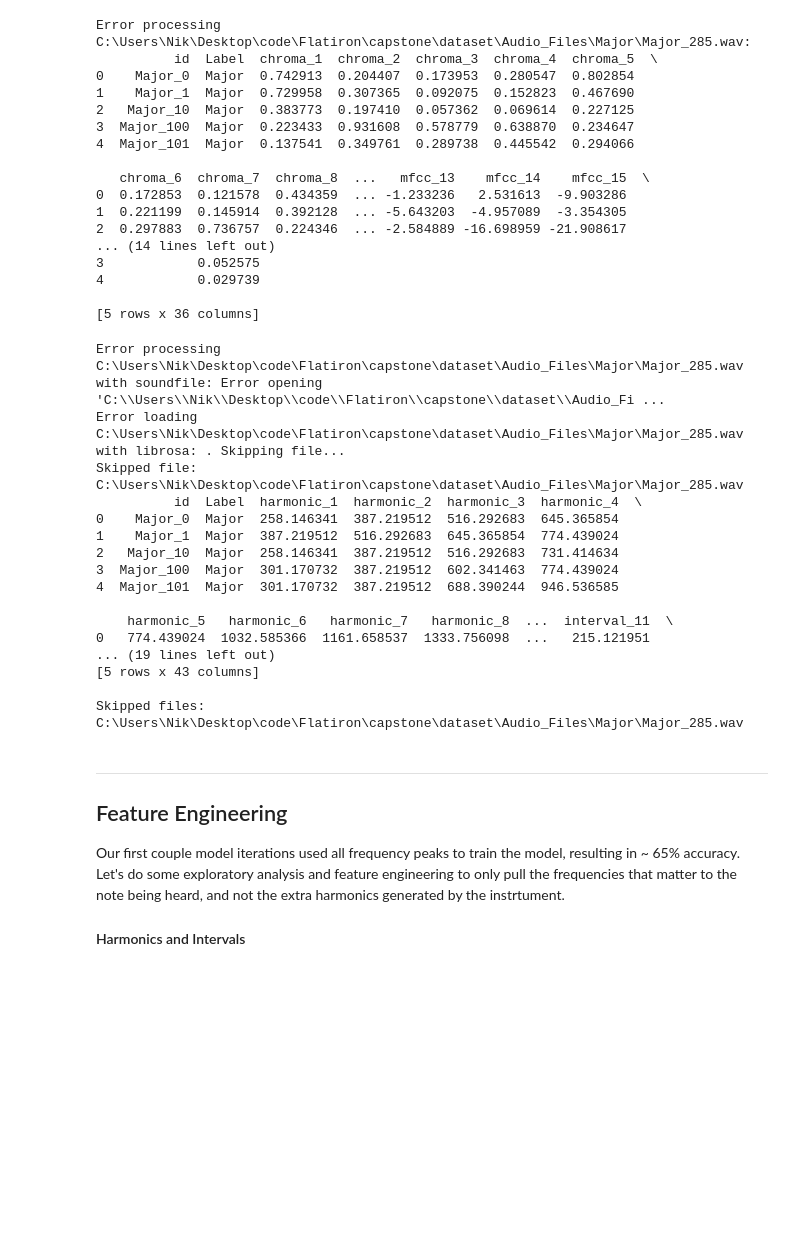
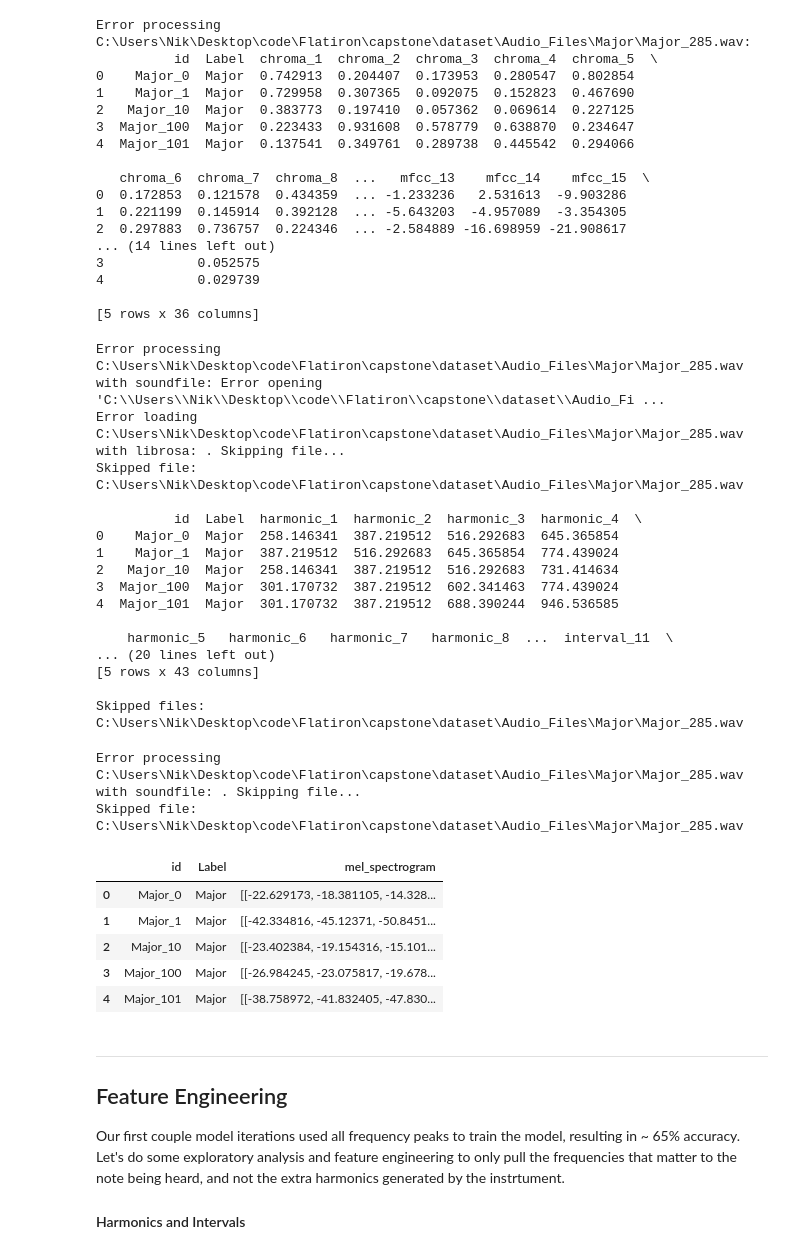
Before and after one commit to woodenikki/chord-classification, a Jupyter notebook: workbook.ipynb, the cells around one changed output. Cells and saved outputs as stored; diff of their text form; code cells hidden in the pictures; blank space fills up the shorter version.

```diff
--- a/workbook.ipynb
+++ b/workbook.ipynb
@@ -641,6 +474,7 @@ for index, row in file_data.iterrows():
         print(f"Skipped file: {row['path']}")
         skipped_files.append(row['path'])
 
+print()
 # Ensure there are harmonics extracted
 if harmonics_data:
     # Find the maximum number of harmonic frequencies across all files
@@ -684,6 +518,7 @@ else:
 Error processing C:\Users\Nik\Desktop\code\Flatiron\capstone\dataset\Audio_Files\Major\Major_285.wav with soundfile: Error opening 'C:\\Users\\Nik\\Desktop\\code\\Flatiron\\capstone\\dataset\\Audio_Fi ...
 Error loading C:\Users\Nik\Desktop\code\Flatiron\capstone\dataset\Audio_Files\Major\Major_285.wav with librosa: . Skipping file...
 Skipped file: C:\Users\Nik\Desktop\code\Flatiron\capstone\dataset\Audio_Files\Major\Major_285.wav
+
           id  Label  harmonic_1  harmonic_2  harmonic_3  harmonic_4  \
 0    Major_0  Major  258.146341  387.219512  516.292683  645.365854
 1    Major_1  Major  387.219512  516.292683  645.365854  774.439024
@@ -692,12 +527,65 @@ Skipped file: C:\Users\Nik\Desktop\code\Flatiron\capstone\dataset\Audio_Files\Ma
 4  Major_101  Major  301.170732  387.219512  688.390244  946.536585
 
     harmonic_5   harmonic_6   harmonic_7   harmonic_8  ...  interval_11  \
-0   774.439024  1032.585366  1161.658537  1333.756098  ...   215.121951
-... (19 lines left out)
+... (20 lines left out)
 [5 rows x 43 columns]
 
 Skipped files:
 C:\Users\Nik\Desktop\code\Flatiron\capstone\dataset\Audio_Files\Major\Major_285.wav
+# %%
+def extract_mel_spectrogram(file_path, n_mels=128, hop_length=512, fixed_length=100):
+    try:
+        signal, sr = librosa.load(file_path, sr=None)
+
+        # Generate Mel-spectrogram
+        mel_spectrogram = librosa.feature.melspectrogram(y=signal, sr=sr, n_mels=n_mels, hop_length=hop_length)
+        log_mel_spectrogram = librosa.power_to_db(mel_spectrogram, ref=np.max)
+
+        # Transpose to have (time_steps, n_mels)
+        log_mel_spectrogram = log_mel_spectrogram.T
+
+        # Pad or truncate to the fixed length
+        if log_mel_spectrogram.shape[0] < fixed_length:
+            pad_width = fixed_length - log_mel_spectrogram.shape[0]
+            log_mel_spectrogram = np.pad(log_mel_spectrogram, ((0, pad_width), (0, 0)), mode='constant')
+        else:
+            log_mel_spectrogram = log_mel_spectrogram[:fixed_length, :]
+
+        return log_mel_spectrogram
+
+    except Exception as e:
+        print(f"Error processing {file_path} with soundfile: {e}. Skipping file...")
+        return None
+# %%
+# Extract Mel-spectrograms for all files
+mel_spectrogram_data = []
+
+for index, row in file_data.iterrows():
+    mel_spectrogram = extract_mel_spectrogram(row['path'])
+
+    if mel_spectrogram is not None:
+        mel_spectrogram_data.append({
+            'id': row['id'].replace('.wav', ''),
+            'Label': row['label'],
+            'mel_spectrogram': mel_spectrogram
+        })
+    else:
+        print(f"Skipped file: {row['path']}")
+
+# Convert to DataFrame
+mel_df = pd.DataFrame(mel_spectrogram_data)
+
+print()
+mel_df.head()
+# %% [output]
+Error processing C:\Users\Nik\Desktop\code\Flatiron\capstone\dataset\Audio_Files\Major\Major_285.wav with soundfile: . Skipping file...
+Skipped file: C:\Users\Nik\Desktop\code\Flatiron\capstone\dataset\Audio_Files\Major\Major_285.wav
+|  | id | Label | mel_spectrogram |
+| 0 | Major_0 | Major | [[-22.629173, -18.381105, -14.328... |
+| 1 | Major_1 | Major | [[-42.334816, -45.12371, -50.8451... |
+| 2 | Major_10 | Major | [[-23.402384, -19.154316, -15.101... |
+| 3 | Major_100 | Major | [[-26.984245, -23.075817, -19.678... |
+| 4 | Major_101 | Major | [[-38.758972, -41.832405, -47.830... |
 # %% [markdown]
 ---
 
```
Also changed, not shown: parts of 19 cells of this notebook.
